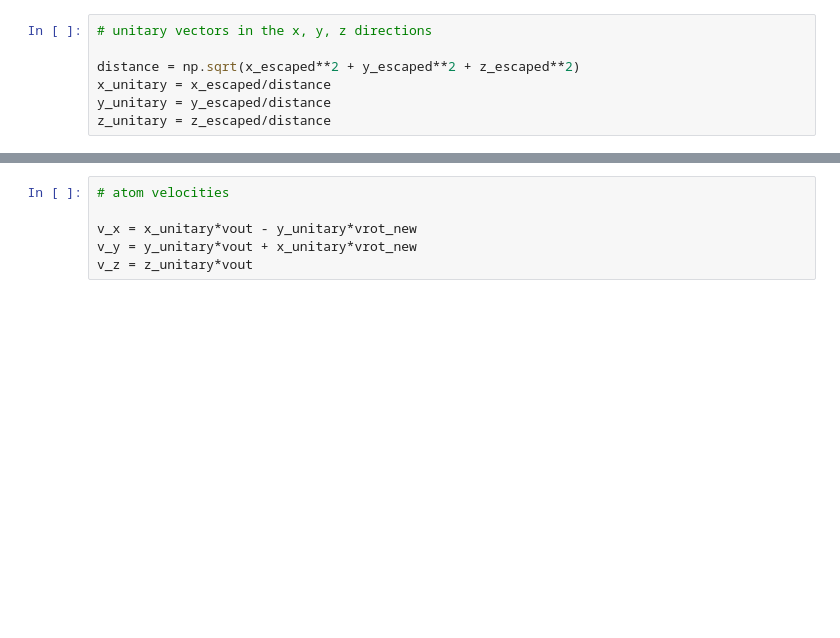
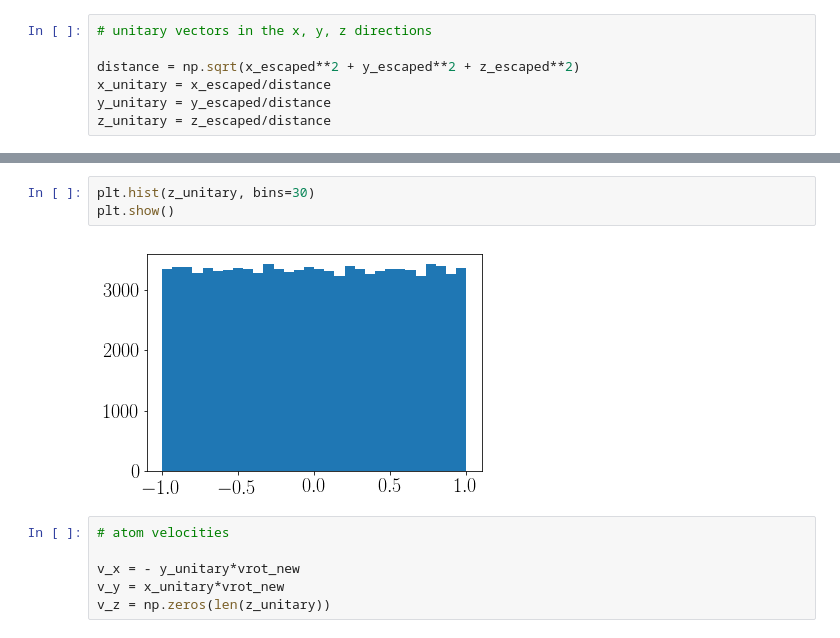
Before and after one commit to astroandes/CLARA_RotationOutflows, a Jupyter notebook: plots/paper/doppler_shift.ipynb, the cells around one changed output, grey strips where cells are left out. Saved outputs shown, nothing was run; the diff lists cells and outputs as text; blank space fills up the shorter version.

```diff
--- a/plots/paper/doppler_shift.ipynb
+++ b/plots/paper/doppler_shift.ipynb
@@ -60,6 +97,11 @@ z_unitary = z_escaped/distance
+# %%
+plt.hist(z_unitary, bins=30)
+plt.show()
+# %% [output]
+[figure, added]
 # %%
 # atom velocities
 
-v_x = x_unitary*vout - y_unitary*vrot_new
-v_y = y_unitary*vout + x_unitary*vrot_new
-v_z = z_unitary*vout
+v_x = - y_unitary*vrot_new
+v_y = x_unitary*vrot_new
+v_z = np.zeros(len(z_unitary))
```
Also changed, not shown: parts of 15 cells of this notebook, 3 other files.
